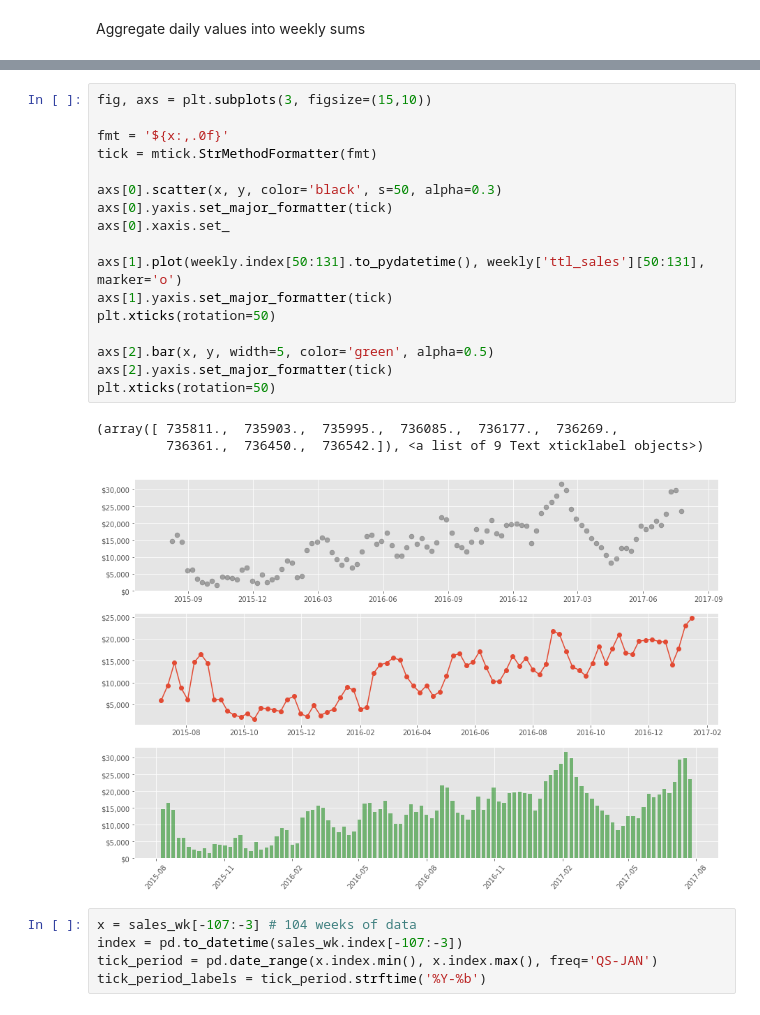
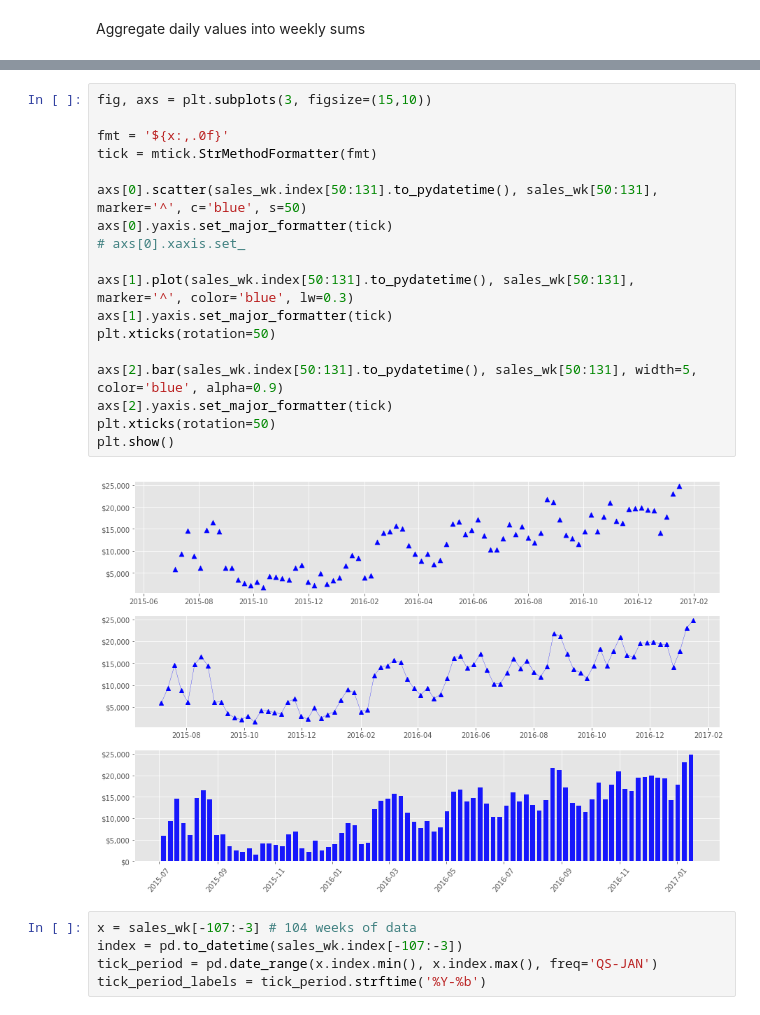
Before and after one commit to sewald101/uplift_bi, a Jupyter notebook: src/time_series_prototype.ipynb, the cells around one changed output, grey strips where cells are left out. Cells and saved outputs as stored; diff of their text form.

```diff
--- a/src/time_series_prototype.ipynb
+++ b/src/time_series_prototype.ipynb
@@ -158,24 +86,23 @@ plt.plot(x, y)
 # %%
 fig, axs = plt.subplots(3, figsize=(15,10))
 
 fmt = '${x:,.0f}'
 tick = mtick.StrMethodFormatter(fmt)
 
-axs[0].scatter(x, y, color='black', s=50, alpha=0.3)
+axs[0].scatter(sales_wk.index[50:131].to_pydatetime(), sales_wk[50:131], marker='^', c='blue', s=50)
 axs[0].yaxis.set_major_formatter(tick)
-axs[0].xaxis.set_
+# axs[0].xaxis.set_
 
-axs[1].plot(weekly.index[50:131].to_pydatetime(), weekly['ttl_sales'][50:131], marker='o')
+axs[1].plot(sales_wk.index[50:131].to_pydatetime(), sales_wk[50:131], marker='^', color='blue', lw=0.3)
 axs[1].yaxis.set_major_formatter(tick)
 plt.xticks(rotation=50)
 
-axs[2].bar(x, y, width=5, color='green', alpha=0.5)
+axs[2].bar(sales_wk.index[50:131].to_pydatetime(), sales_wk[50:131], width=5, color='blue', alpha=0.9)
 axs[2].yaxis.set_major_formatter(tick)
 plt.xticks(rotation=50)
+plt.show()
 # %% [output]
-(array([ 735811.,  735903.,  735995.,  736085.,  736177.,  736269.,
-         736361.,  736450.,  736542.]), <a list of 9 Text xticklabel objects>)
-[figure, old version]
+[figure, new version]
 # %%
 x = sales_wk[-107:-3] # 104 weeks of data
 index = pd.to_datetime(sales_wk.index[-107:-3])
```
Also changed, not shown: parts of 32 cells of this notebook, 9 other files.
